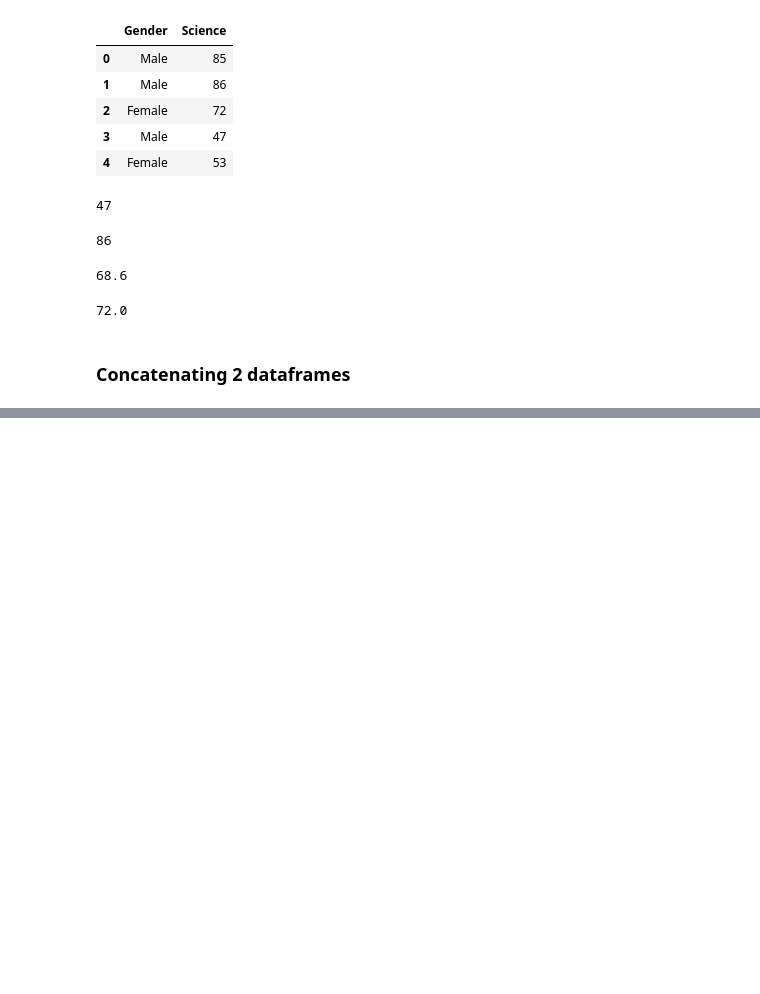
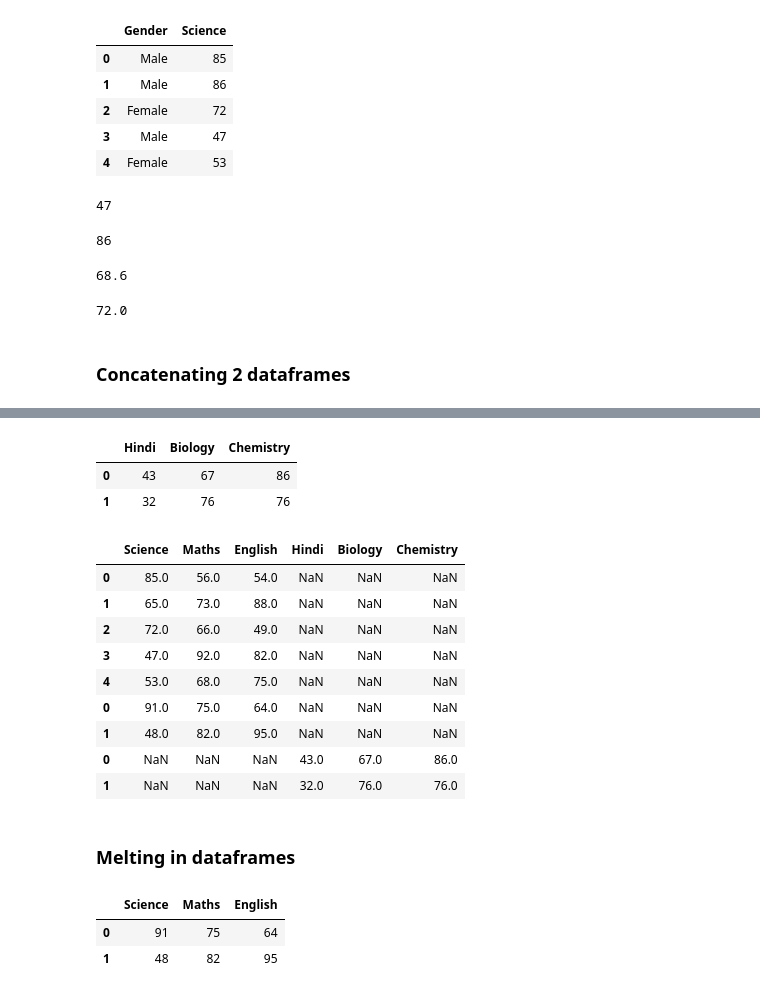
Before and after one commit to dileepsathyan/100daysofcode, a Jupyter notebook: day_52.ipynb, the cells around one changed output, grey strips where cells are left out. Saved outputs shown, nothing was run; the diff lists cells and outputs as text; code cells hidden in the pictures; blank space fills up the shorter version.

```diff
--- a/day_52.ipynb
+++ b/day_52.ipynb
@@ -569,3 +569,11 @@ df6["Science"].median()
 72.0
 # %% [markdown]
 ### Concatenating 2 dataframes
+# %%
+df7 = pd.DataFrame(
+                {
+                'Science': [85, 65, 72, 47, 53],
+                'Maths': [56, 73, 66, 92, 68],
+                'English': [54, 88, 49, 82, 75]
+                })
+df7
@@ -571,0 +587,8 @@ df6["Science"].median()
+# %%
+df8 = pd.DataFrame(
+                {
+                'Science': [91, 48],
+                'Maths': [75, 82],
+                'English': [64, 95]
+                })
+df8
@@ -571,0 +610,33 @@ df6["Science"].median()
+# %%
+df9 = pd.DataFrame(
+                {
+                'Hindi': [43, 32],
+                'Biology': [67, 76],
+                'Chemistry': [86, 76]
+                })
+df9
+# %% [output]
+|  | Hindi | Biology | Chemistry |
+| 0 | 43 | 67 | 86 |
+| 1 | 32 | 76 | 76 |
+# %%
+pd.concat([df7, df8, df9], axis=0)
+# %% [output]
+|  | Science | Maths | English | Hindi | Biology | Chemistry |
+| 0 | 85.0 | 56.0 | 54.0 | NaN | NaN | NaN |
+| 1 | 65.0 | 73.0 | 88.0 | NaN | NaN | NaN |
+| 2 | 72.0 | 66.0 | 49.0 | NaN | NaN | NaN |
+| 3 | 47.0 | 92.0 | 82.0 | NaN | NaN | NaN |
+| 4 | 53.0 | 68.0 | 75.0 | NaN | NaN | NaN |
+| 0 | 91.0 | 75.0 | 64.0 | NaN | NaN | NaN |
+| 1 | 48.0 | 82.0 | 95.0 | NaN | NaN | NaN |
+| 0 | NaN | NaN | NaN | 43.0 | 67.0 | 86.0 |
+| 1 | NaN | NaN | NaN | 32.0 | 76.0 | 76.0 |
+# %% [markdown]
+### Melting in dataframes
+# %%
+df8
+# %% [output]
+|  | Science | Maths | English |
+| 0 | 91 | 75 | 64 |
+| 1 | 48 | 82 | 95 |
```
Also changed, not shown: parts of 10 cells of this notebook.
